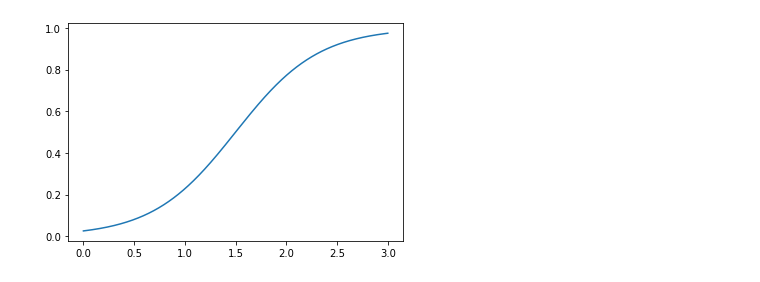
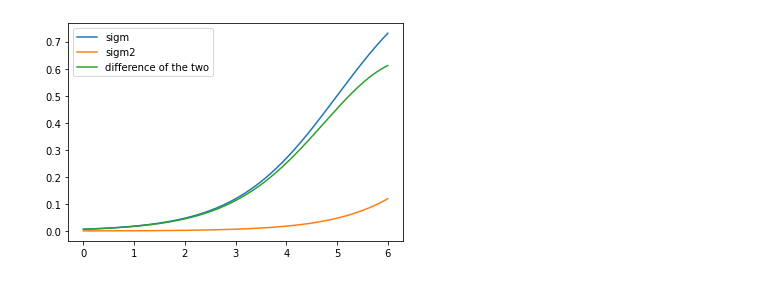
Before and after one commit to schmidttgenstein/sp23-mlii, a Jupyter notebook: StudentDirectories/ahenric7/Universal Approximation.ipynb, the cells around one changed output. Cells and saved outputs as stored; diff of their text form; code cells hidden in the pictures.

Commit message:
later commit for UA and also initial commit with changes for Torch

```diff
--- a/StudentDirectories/ahenric7/Universal Approximation.ipynb
+++ b/StudentDirectories/ahenric7/Universal Approximation.ipynb
@@ -94,6 +94,18 @@ class UniversalApprox:
                 2. function evaluations at bump function's apex
                 3. array of a,b parameters defining the bump functions
         '''
+
+        # at negative domain edge, do epsilon.
+        # at positive domain edge, also do epsilon.
+        # domain is defined for each bump, I think.
+        # maybe b can just be 1? as in slope can just be 1?
+        # peak at every point multiplied by thing.
+        # Can I get away with 1 - 2 epsilon as my peak?
+        # No, I need to handle it as 1 - epsilon/2, which is far more correct, anyway.
+        for i, val in enumerate(t_in):
+            func_val = fun(val)
+            x_s = np.array([t_in - 1, t_in])
+
         return None
 
     def approx_fun(self,t_in,fun,j_ext = 10,t_eval = None):
@@ -170,7 +182,7 @@ if __name__ == "__main__":
     ## Step 1: instantiate your UniversalApprox Object
     eps = .025
     ua = UniversalApprox(epsilon = eps)
-    x_lim = 3
+    x_lim = 6
     ### Step 2: Generate approximations with po1
     ## If you use my wiggles_fun, it has an exp, so don't go wild on your domain
     # need sample linspace for function approximation, and denser linspace for evaluation
@@ -181,12 +193,22 @@ if __name__ == "__main__":
     ###2.a: check the a,b solve
     ## expect y values of sigmoidal to correspond to those provided (y_points)
     # at specified x values (x_points). Play around with this until you understand it
-    x_points = np.array([0,3])
-    y_points = np.array([eps,1-eps])
-    ab = ua.solve_ab(x_points,y_points)
-    sigm = ua.sigma(t_dense,ab[0],ab[1])
+    x_points = np.array([0,3]) # domain?
+    y_points = np.array([eps,1-eps]) # beginning and ending point for a specific sigmoid function.
+    ab = [1,5]#ua.solve_ab(x_points,y_points) # finds Ah, given two points, this is the sigmoid function that matches these two points.  e
+    sigm = ua.sigma(t_dense,ab[0],ab[1]) # applies sigmoid function in ua to each element of t_dense.
+
+
+    #x_points = np.array([3,6])
+    #y_points = np.array([1-eps, eps])
+    #ab = ua.solve_ab(x_points,y_points)
+    sigm2 = ua.sigma(t_dense, ab[0], ab[1] + 3)
+
     plt.figure(0)
-    plt.plot(t_dense,sigm)
+    plt.plot(t_dense,sigm, label = "sigm")
+    plt.plot(t_dense, sigm2, label = "sigm2")
+    plt.plot(t_dense, sigm - sigm2, label = "difference of the two")
+    plt.legend()
 
 
 
@@ -218,31 +240,31 @@ if __name__ == "__main__":
 
     ## Step 3: Extract weights for Neural Net and instantiate object
     '''
     _,s,ab = ua.find_nn_params(t_in = np.linspace(0,x_lim,250),fun = ua.wiggles_fun,)
     params = [ab[0],ab[1],s]
     nn = UANet(params)'''
 
     ### Step 4: Check nn approximation
     ## extending domain to show that the nn will only work for the domain of approximations
     # you found earlier
     '''
     t_space = np.linspace(-1,x_lim+1,10000)
     y_nn = nn.forward(t_space.reshape((1,t_space.shape[0])))
     y_truth = ua.fun(t_space)
     err = y_nn - y_truth
 
     if plotting:
         plt.figure(4)
         plt.plot(t_space,y_nn,label = 'nn output')
         plt.plot(t_space,y_truth,label = 'truth')
         plt.xlabel('t')
         plt.ylabel('y')
         plt.legend()
         plt.figure(5)
         plt.plot(t_space,err)
         plt.xlabel('t')
         plt.ylabel('err')
         plt.show()
     '''
 # %% [output]
-[figure, old version]
+[figure, new version]
```
Also changed, not shown: parts of 4 cells of this notebook.
